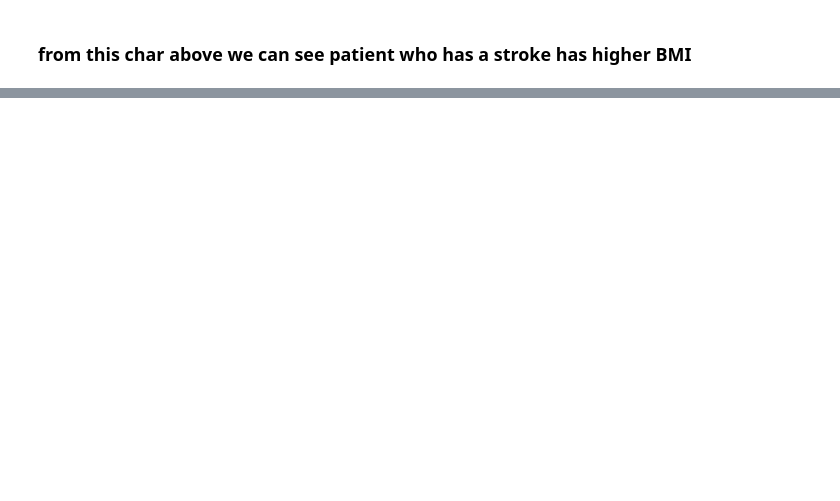
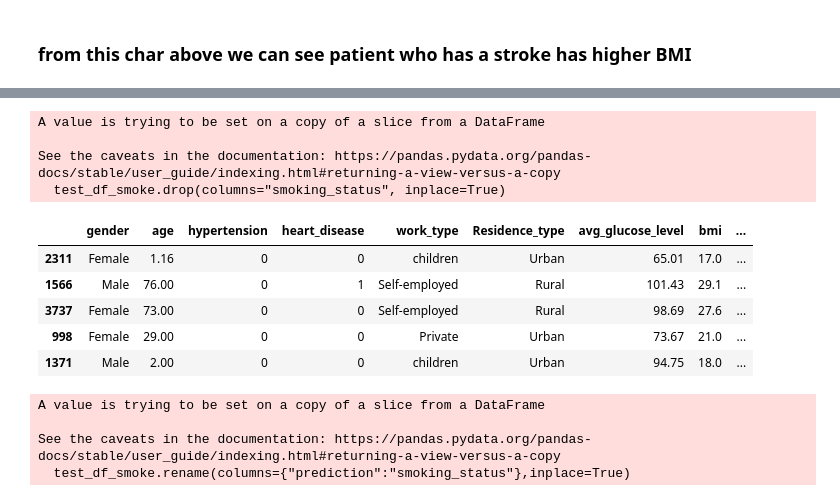
Before and after one commit to bmmukhridin/ML-Stroke-Prediction, a Jupyter notebook: project 2 part 1.ipynb, the cells around one changed output, grey strips where cells are left out. Saved outputs shown, nothing was run; the diff lists cells and outputs as text; code cells hidden in the pictures; blank space fills up the shorter version.

```diff
--- a/project 2 part 1.ipynb
+++ b/project 2 part 1.ipynb
@@ -264,0 +492,26 @@ plt.show()
+# %%
+# Drop the missing value feature
+test_df_smoke.drop(columns="smoking_status", inplace=True)
+# %% [output]
+A value is trying to be set on a copy of a slice from a DataFrame
+
+See the caveats in the documentation: https://pandas.pydata.org/pandas-docs/stable/user_guide/indexing.html#returning-a-view-versus-a-copy
+  test_df_smoke.drop(columns="smoking_status", inplace=True)
+# %%
+# Double check
+test_df_smoke.sample(5)
+# %% [output]
+|  | gender | age | hypertension | heart_disease | work_type | Residence_type | avg_glucose_level | bmi | ... |
+| 2311 | Female | 1.16 | 0 | 0 | children | Urban | 65.01 | 17.0 | ... |
+| 1566 | Male | 76.00 | 0 | 1 | Self-employed | Rural | 101.43 | 29.1 | ... |
+| 3737 | Female | 73.00 | 0 | 0 | Self-employed | Rural | 98.69 | 27.6 | ... |
+| 998 | Female | 29.00 | 0 | 0 | Private | Urban | 73.67 | 21.0 | ... |
+| 1371 | Male | 2.00 | 0 | 0 | children | Urban | 94.75 | 18.0 | ... |
+# %%
+# Replace the column name prediction back to Defaulted
+test_df_smoke.rename(columns={"prediction":"smoking_status"},inplace=True)
+# %% [output]
+A value is trying to be set on a copy of a slice from a DataFrame
+
+See the caveats in the documentation: https://pandas.pydata.org/pandas-docs/stable/user_guide/indexing.html#returning-a-view-versus-a-copy
+  test_df_smoke.rename(columns={"prediction":"smoking_status"},inplace=True)
```
Also changed, not shown: parts of 33 cells of this notebook.
